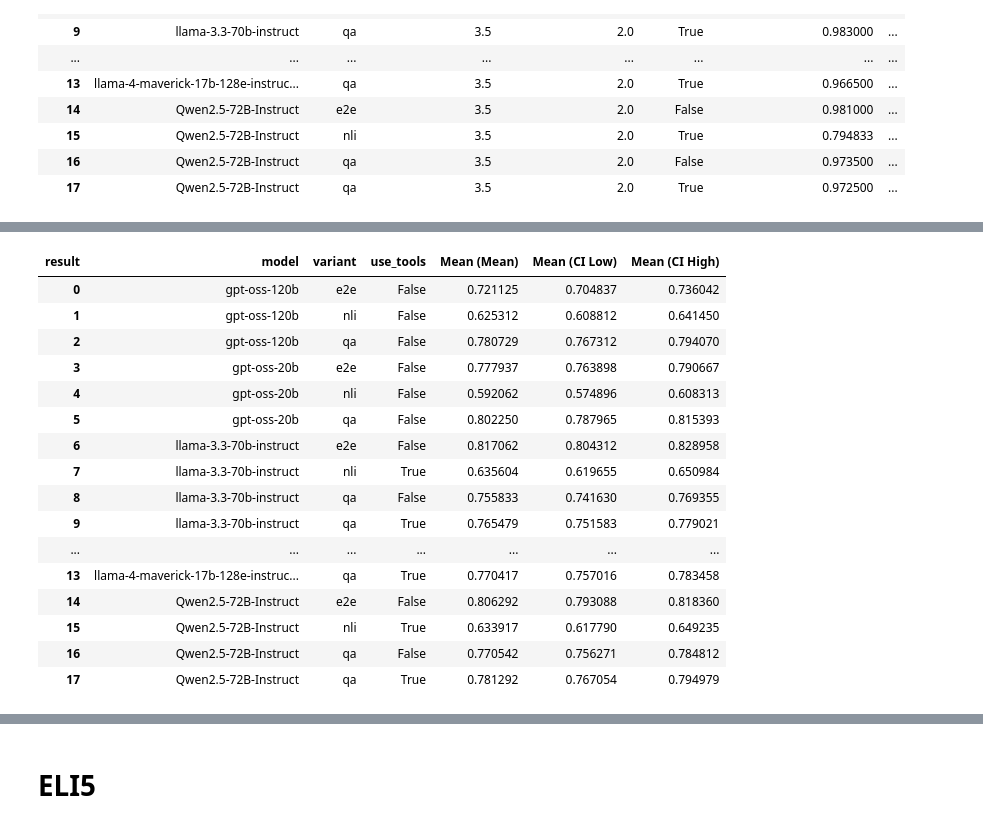
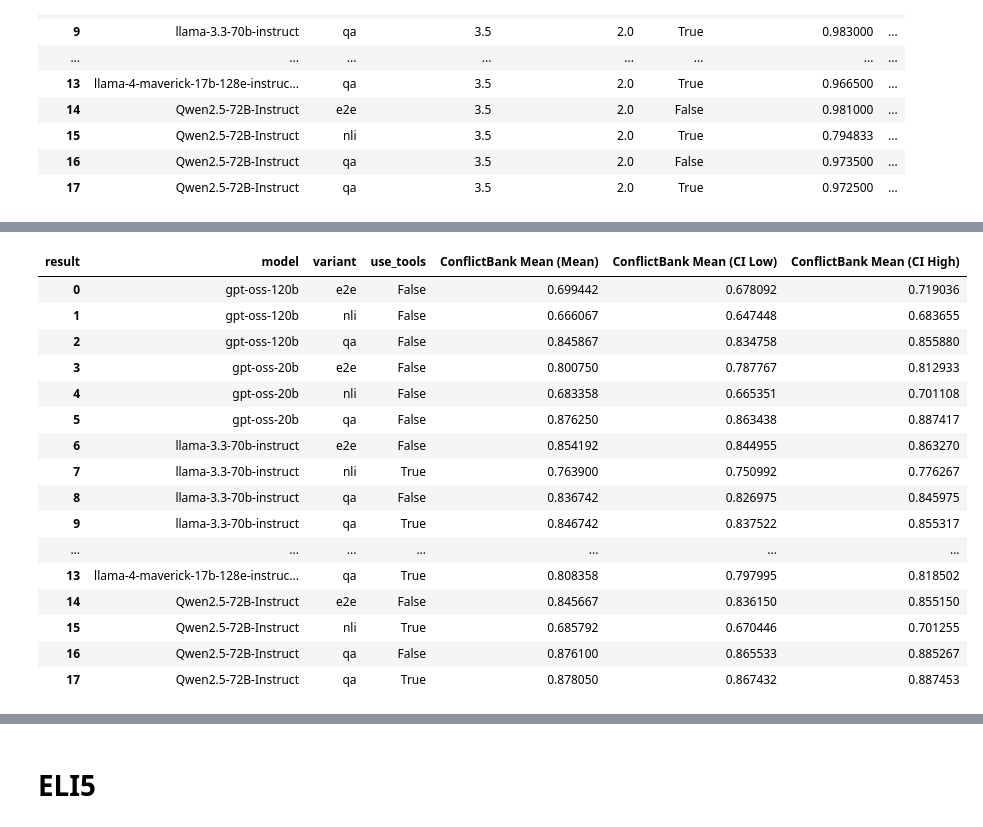
Before and after one commit to IBM/FactReasoner, a Jupyter notebook: notebooks/analysis.ipynb, the cells around one changed output, grey strips where cells are left out. Saved outputs shown, nothing was run; the diff lists cells and outputs as text; code cells hidden in the pictures.

```diff
--- a/notebooks/analysis.ipynb
+++ b/notebooks/analysis.ipynb
@@ -273,29 +302,29 @@ df
 # %%
 df[
     [
         "model",
         "variant",
         "use_tools",
-        "Mean (Mean)",
-        "Mean (CI Low)",
-        "Mean (CI High)",
+        "ConflictBank Mean (Mean)",
+        "ConflictBank Mean (CI Low)",
+        "ConflictBank Mean (CI High)",
     ]
 ]
 # %% [output]
-| result | model | variant | use_tools | Mean (Mean) | Mean (CI Low) | Mean (CI High) |
-| 0 | gpt-oss-120b | e2e | False | 0.721125 | 0.704837 | 0.736042 |
-| 1 | gpt-oss-120b | nli | False | 0.625312 | 0.608812 | 0.641450 |
-| 2 | gpt-oss-120b | qa | False | 0.780729 | 0.767312 | 0.794070 |
-| 3 | gpt-oss-20b | e2e | False | 0.777937 | 0.763898 | 0.790667 |
-| 4 | gpt-oss-20b | nli | False | 0.592062 | 0.574896 | 0.608313 |
-| 5 | gpt-oss-20b | qa | False | 0.802250 | 0.787965 | 0.815393 |
-| 6 | llama-3.3-70b-instruct | e2e | False | 0.817062 | 0.804312 | 0.828958 |
-| 7 | llama-3.3-70b-instruct | nli | True | 0.635604 | 0.619655 | 0.650984 |
-| 8 | llama-3.3-70b-instruct | qa | False | 0.755833 | 0.741630 | 0.769355 |
-| 9 | llama-3.3-70b-instruct | qa | True | 0.765479 | 0.751583 | 0.779021 |
+| result | model | variant | use_tools | ConflictBank Mean (Mean) | ConflictBank Mean (CI Low) | ConflictBank Mean (CI High) |
+| 0 | gpt-oss-120b | e2e | False | 0.699442 | 0.678092 | 0.719036 |
+| 1 | gpt-oss-120b | nli | False | 0.666067 | 0.647448 | 0.683655 |
+| 2 | gpt-oss-120b | qa | False | 0.845867 | 0.834758 | 0.855880 |
+| 3 | gpt-oss-20b | e2e | False | 0.800750 | 0.787767 | 0.812933 |
+| 4 | gpt-oss-20b | nli | False | 0.683358 | 0.665351 | 0.701108 |
+| 5 | gpt-oss-20b | qa | False | 0.876250 | 0.863438 | 0.887417 |
+| 6 | llama-3.3-70b-instruct | e2e | False | 0.854192 | 0.844955 | 0.863270 |
+| 7 | llama-3.3-70b-instruct | nli | True | 0.763900 | 0.750992 | 0.776267 |
+| 8 | llama-3.3-70b-instruct | qa | False | 0.836742 | 0.826975 | 0.845975 |
+| 9 | llama-3.3-70b-instruct | qa | True | 0.846742 | 0.837522 | 0.855317 |
 | ... | ... | ... | ... | ... | ... | ... |
-| 13 | llama-4-maverick-17b-128e-instruc... | qa | True | 0.770417 | 0.757016 | 0.783458 |
-| 14 | Qwen2.5-72B-Instruct | e2e | False | 0.806292 | 0.793088 | 0.818360 |
-| 15 | Qwen2.5-72B-Instruct | nli | True | 0.633917 | 0.617790 | 0.649235 |
-| 16 | Qwen2.5-72B-Instruct | qa | False | 0.770542 | 0.756271 | 0.784812 |
-| 17 | Qwen2.5-72B-Instruct | qa | True | 0.781292 | 0.767054 | 0.794979 |
+| 13 | llama-4-maverick-17b-128e-instruc... | qa | True | 0.808358 | 0.797995 | 0.818502 |
+| 14 | Qwen2.5-72B-Instruct | e2e | False | 0.845667 | 0.836150 | 0.855150 |
+| 15 | Qwen2.5-72B-Instruct | nli | True | 0.685792 | 0.670446 | 0.701255 |
+| 16 | Qwen2.5-72B-Instruct | qa | False | 0.876100 | 0.865533 | 0.885267 |
+| 17 | Qwen2.5-72B-Instruct | qa | True | 0.878050 | 0.867432 | 0.887453 |
```
Also changed, not shown: parts of 9 cells of this notebook, 19 other files.
